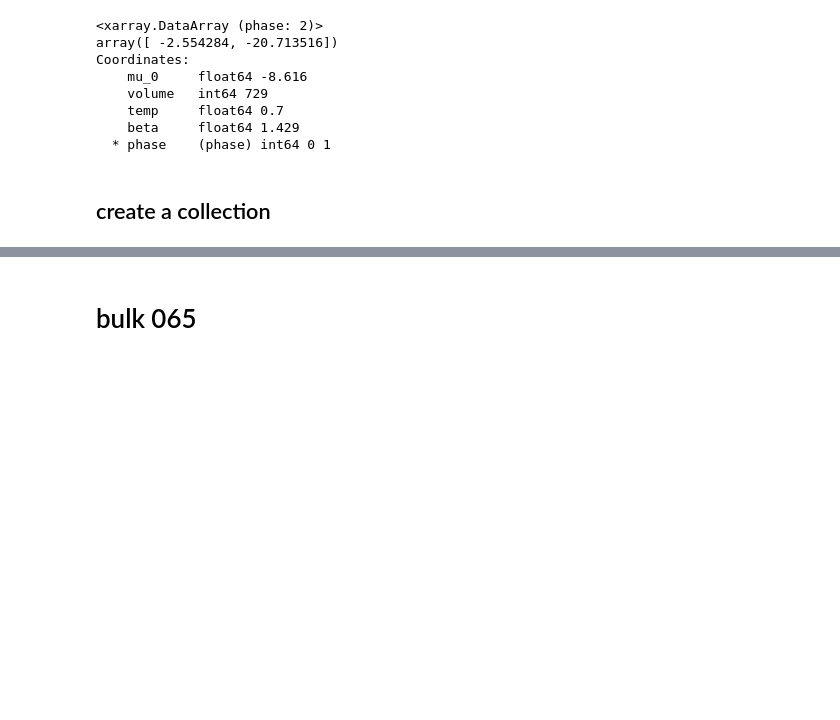
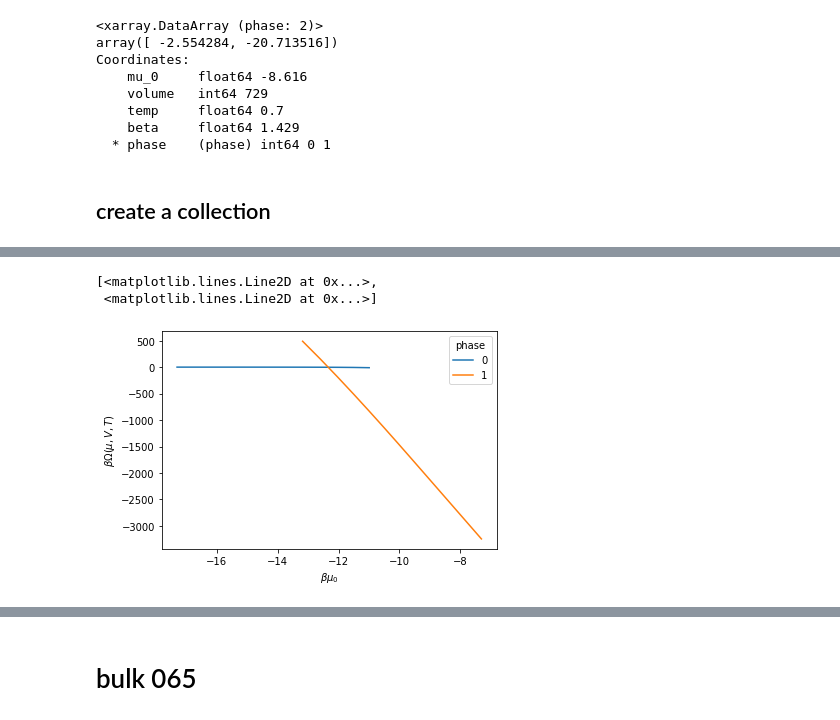
Before and after one commit to wpk-nist-gov/tmmc-lnpy, a Jupyter notebook: examples/1D/anal_1d_stuff.ipynb, the cells around one changed output, grey strips where cells are left out. Cells and saved outputs as stored; diff of their text form; code cells hidden in the pictures; blank space fills up the shorter version.

```diff
--- a/examples/1D/anal_1d_stuff.ipynb
+++ b/examples/1D/anal_1d_stuff.ipynb
@@ -96,0 +172,2 @@ c0 = lnPi2.CollectionPhases.from_mu([None], mus,  build_phases=PhaseCreator0.bui
+# %%
+t = c.xgce_prop.betaOmega()
@@ -96,0 +193,6 @@ c0 = lnPi2.CollectionPhases.from_mu([None], mus,  build_phases=PhaseCreator0.bui
+# %%
+t.assign_coords(lnz_0=t.lnz_0.assign_attrs(long_name=r'$\beta\mu_0$')).swap_dims({'rec':'lnz_0'}).plot(hue='phase')
+# %% [output]
+[<matplotlib.lines.Line2D at 0x...>,
+ <matplotlib.lines.Line2D at 0x...>]
+[figure, added]
```
Also changed, not shown: parts of 104 cells of this notebook, 3 other files.
